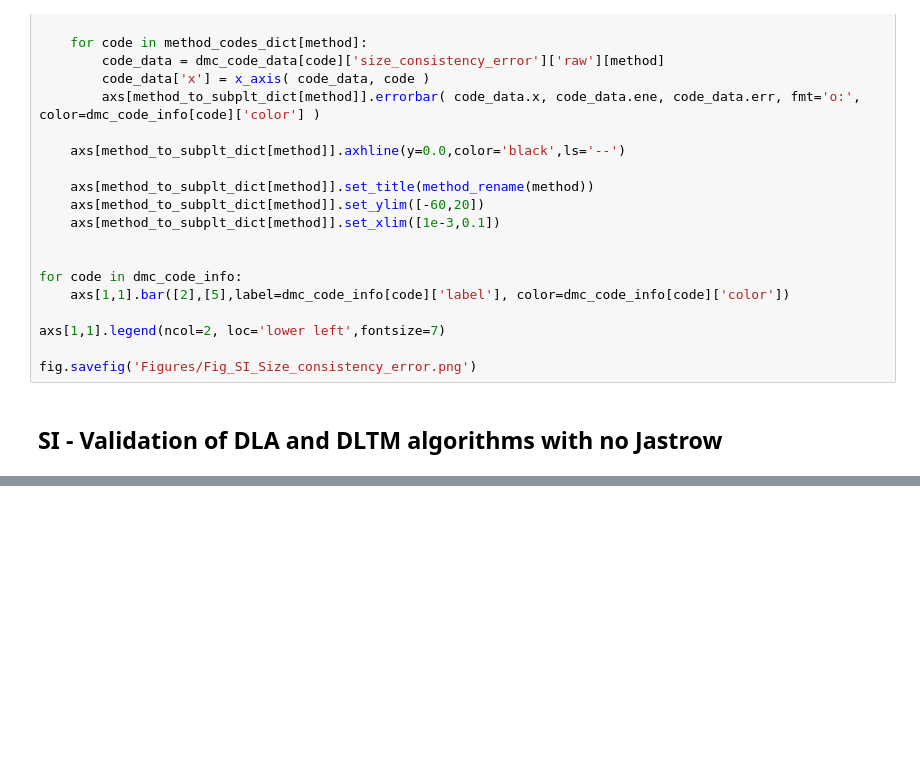
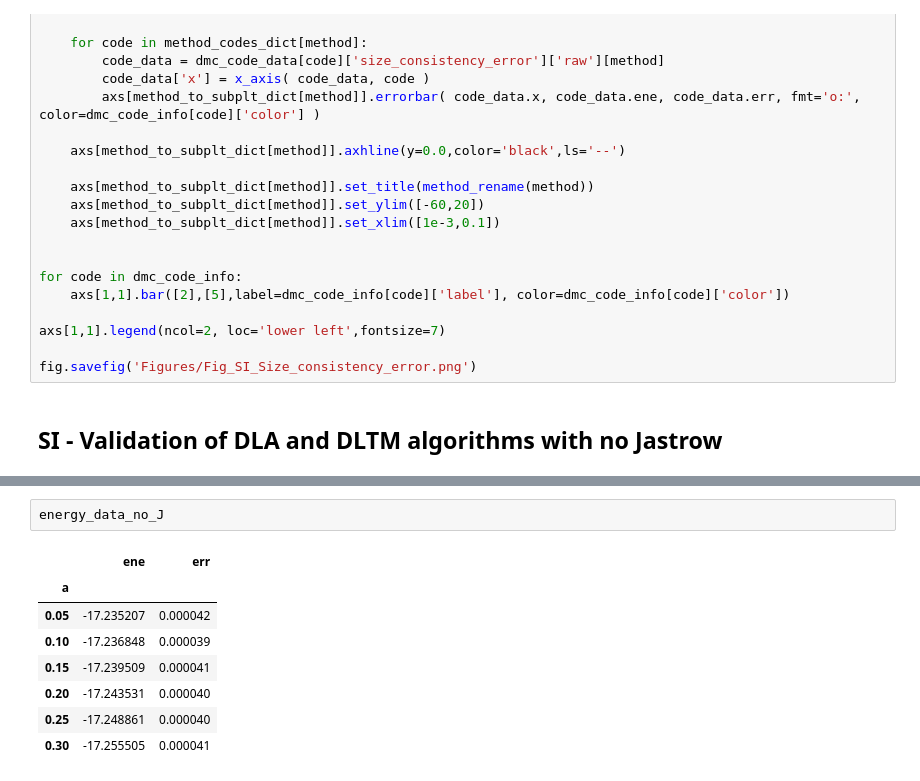
Before and after one commit to zenandrea/DMC-reproducibility, a Jupyter notebook: analysis.ipynb, the cells around one changed output, grey strips where cells are left out. Cells and saved outputs as stored; diff of their text form; blank space fills up the shorter version.

```diff
--- a/analysis.ipynb
+++ b/analysis.ipynb
@@ -796,0 +819,11 @@ fig.savefig(f'Figures/Fig_SI_DLA_DTM_validation.png')
+# %%
+energy_data_no_J
+# %% [output]
+|  | ene | err |
+| a |  |  |
+| 0.05 | -17.235207 | 0.000042 |
+| 0.10 | -17.236848 | 0.000039 |
+| 0.15 | -17.239509 | 0.000041 |
+| 0.20 | -17.243531 | 0.000040 |
+| 0.25 | -17.248861 | 0.000040 |
+| 0.30 | -17.255505 | 0.000041 |
```
Also changed, not shown: parts of 10 cells of this notebook, 30 other files.
